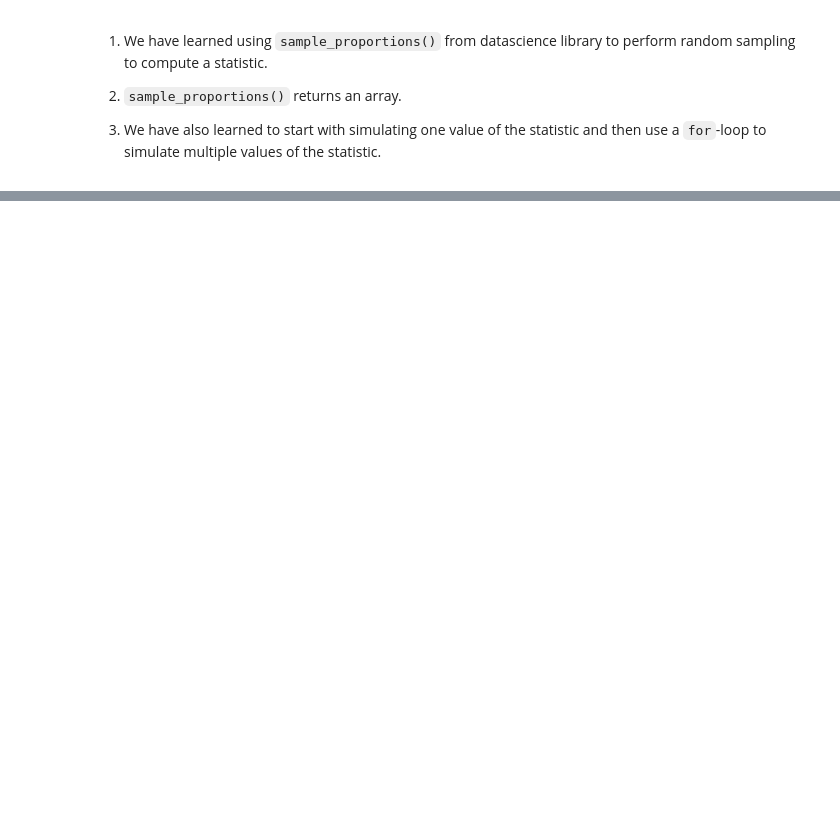
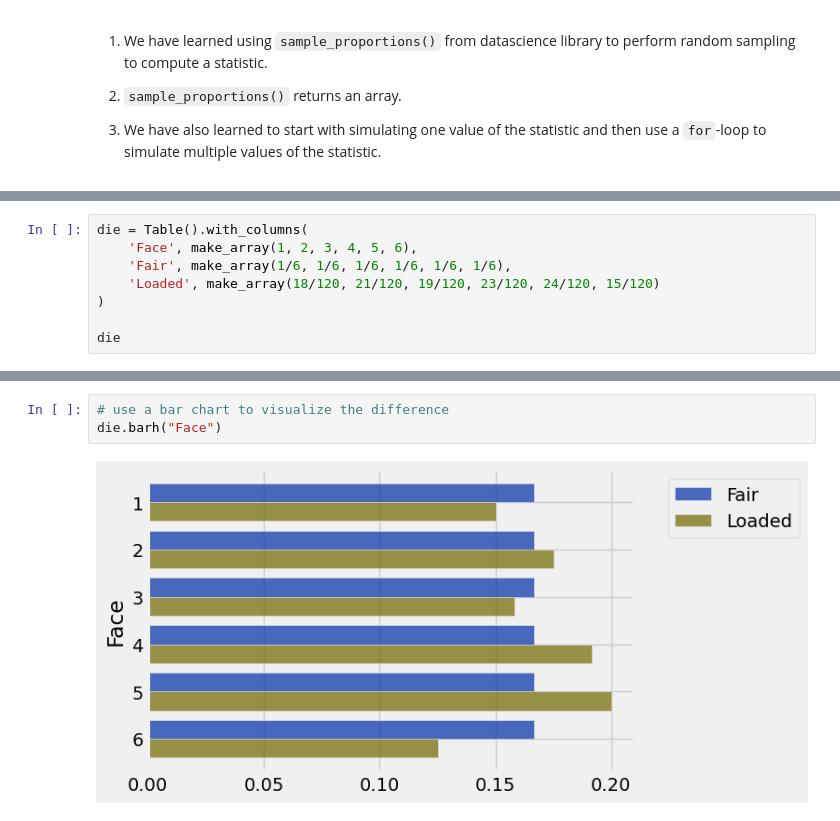
Before and after one commit to SRJC-Data-Science/materials-sp22, a Jupyter notebook: SRJC/lecture_note/lecture_17_18_19/hypothesis_testing-pw.ipynb, the cells around one changed output, grey strips where cells are left out. Saved outputs shown, nothing was run; the diff lists cells and outputs as text; blank space fills up the shorter version.

```diff
--- a/SRJC/lecture_note/lecture_17_18_19/hypothesis_testing-pw.ipynb
+++ b/SRJC/lecture_note/lecture_17_18_19/hypothesis_testing-pw.ipynb
@@ -195,0 +164,8 @@ np.count_nonzero(results >= tvd(dice_data/1200, fair_die)) / 100000
+# %%
+die = Table().with_columns(
+    'Face', make_array(1, 2, 3, 4, 5, 6),
+    'Fair', make_array(1/6, 1/6, 1/6, 1/6, 1/6, 1/6),
+    'Loaded', make_array(18/120, 21/120, 19/120, 23/120, 24/120, 15/120)
+)
+
+die
@@ -195,0 +180,5 @@ np.count_nonzero(results >= tvd(dice_data/1200, fair_die)) / 100000
+# %%
+# use a bar chart to visualize the difference
+die.barh("Face")
+# %% [output]
+[figure, added]
```
Also changed, not shown: parts of 46 cells of this notebook.
